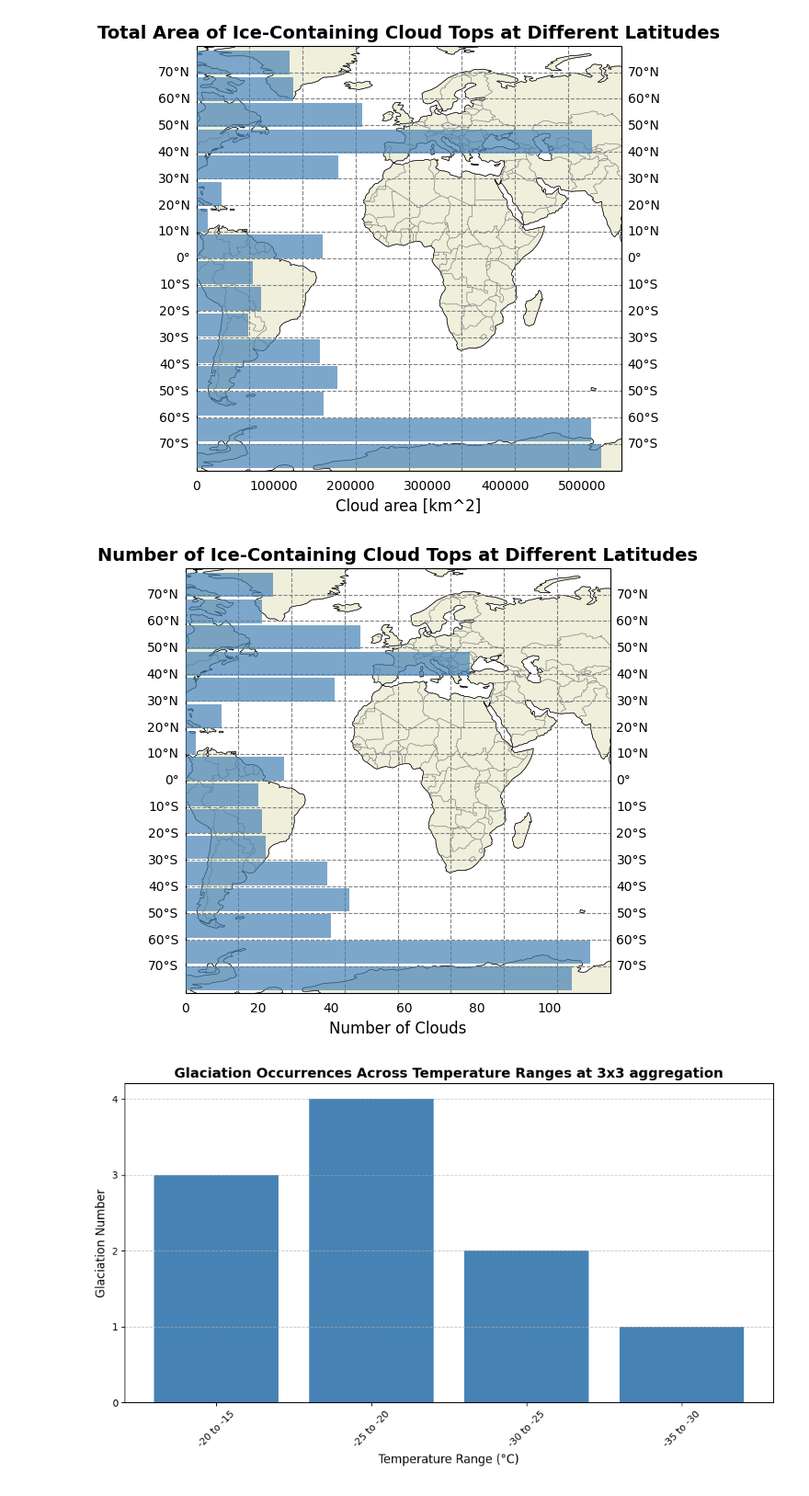
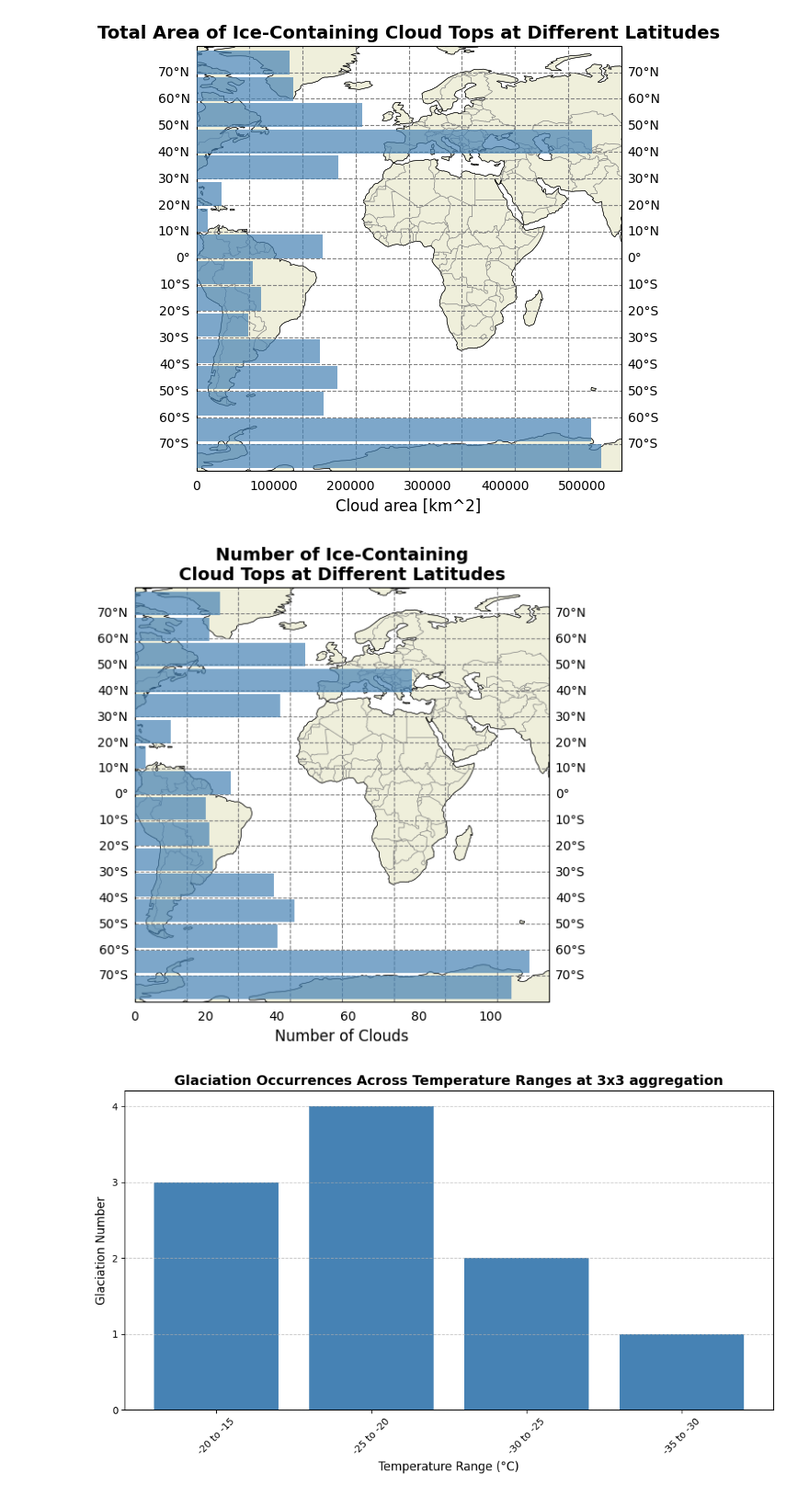
Before and after one commit to DragomirNikolov/Glaciation_time_estimatior, a Jupyter notebook: Prototyping_files/Aggregation_draph_maker.ipynb, the cells around one changed output. Shown: that part at 92% size. Cells and saved outputs as stored; diff of their text form; code cells hidden in the pictures.

```diff
--- a/Prototyping_files/Aggregation_draph_maker.ipynb
+++ b/Prototyping_files/Aggregation_draph_maker.ipynb
@@ -233,7 +233,7 @@ for i in range(len(min_temp_array)):
     lat_bin_df["cloud_px_sum"] += group_sums_px
     lat_bin_df["cloud_area_sum"] += group_sums_km
     lat_bin_df["n_clouds"] += groups.size()
-    lat_bin_df["time"]
+    # lat_bin_df["time"]
     # # Debugging Outputs
     # print("sum:", group_sums)
     # print("mean:", group_means)
@@ -533,35 +562,35 @@ gl.ylocator = plt.FixedLocator(latitudes_to_show)
 ax_bar = fig.add_axes(ax_map.get_position(), zorder=2)  # Align with the map
 ax_bar.barh(latitudes, lat_bin_df["n_clouds"], color='#4682B4',
             height=bin_widths, zorder=3, alpha=0.7)  # Use `height` for correct bin widths
 
 # Remove the background of the bar chart (make transparent)
 ax_bar.set_facecolor((1, 1, 1, 0))  # RGBA: white background, fully transparent
 
 # Add title and labels for the bar chart
-ax_bar.set_title('Number of Ice-Containing Cloud Tops at Different Latitudes', fontsize=14, fontweight='bold')
+ax_bar.set_title('Number of Ice-Containing\nCloud Tops at Different Latitudes', fontsize=14, fontweight='bold')
 ax_bar.set_xlabel('Number of Clouds', fontsize=12)
 
 # Remove the bar graph's y-axis labels
 ax_bar.set_yticks([])  # Removes tick marks and labels on y-axis
 
 # Set continuous latitude range for y-axis
 ax_bar.set_ylim(tmp_bin_array[0] - 1, tmp_bin_array[-1] + 1)  # Full range of latitude bins
 
 # Format x-axis to show only integer values
 ax_bar.xaxis.get_major_locator().set_params(integer=True)
 
 # Hide axes ticks and spines for the bar chart (optional for cleaner overlay)
 ax_bar.spines['top'].set_visible(False)
 ax_bar.spines['right'].set_visible(False)
 ax_bar.spines['left'].set_visible(False)
 ax_bar.spines['bottom'].set_visible(False)
 ax_bar.tick_params(left=False, bottom=False)
 
 # Save and show the plot
 plt.savefig('/cluster/work/climate/dnikolo/n2o/Glaciation_time_estimatior/Result_graphs/N_ice_conaining_clouds_by_lat.png', dpi=400)
 plt.show()
 # %% [output]
-[figure, old version]
+[figure, new version]
 # %%
 # Create labels for the x-axis (temperature ranges)
 labels = [f"{min_temp_array[i]} to {max_temp_array[i]}" for i in range(3, len(min_temp_array))]
```
Also changed, not shown: parts of 5 cells of this notebook, 10 other files.
